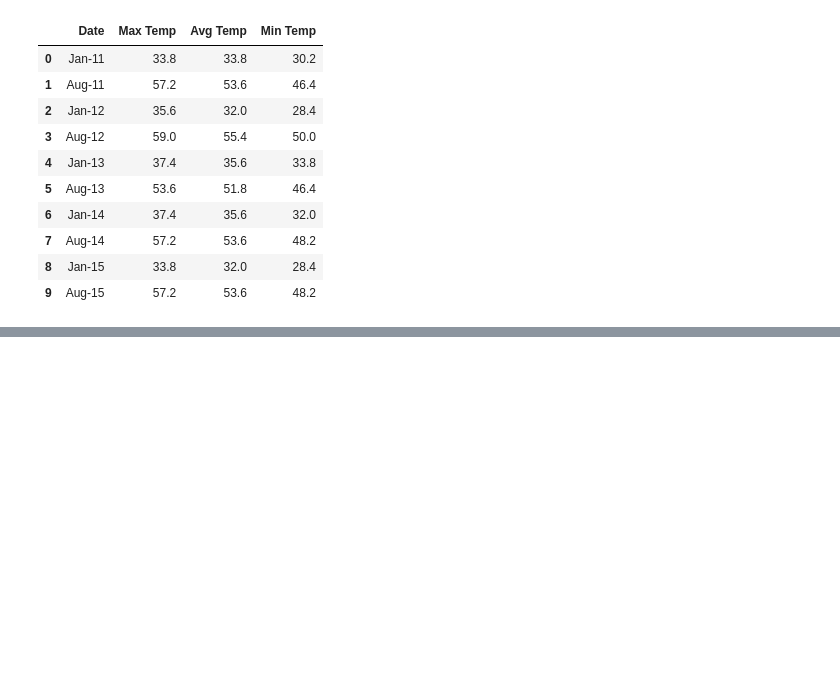
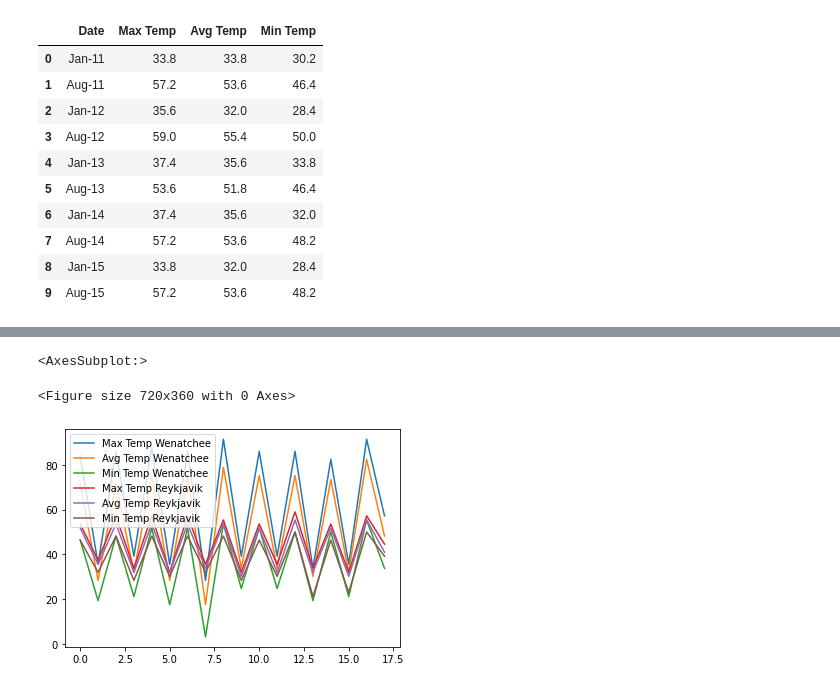
Before and after one commit to CharlotteC21/Cryptocurreny-Trend-Analysis-Group-Project, a Jupyter notebook: Data Mining Center - Weather.ipynb, the cells around one changed output, grey strips where cells are left out. Drawn from its saved outputs; the diff is of its cells as text; code cells hidden in the pictures; blank space fills up the shorter version.

Commit message:
update weather

```diff
--- a/Data Mining Center - Weather.ipynb
+++ b/Data Mining Center - Weather.ipynb
@@ -72,0 +106,5 @@ plt.show()
+# %%
+weather_merge = pd.merge(washington_weather_df, iceland_weather_df, how="inner", on="Date")
+weather_merge = weather_merge.rename(columns={"Date":"Date","Max Temp_x":"Max Temp Wenatchee", "Avg Temp_x": "Avg Temp Wenatchee", "Min Temp_x": "Min Temp Wenatchee", "Max Temp_y": "Max Temp Reykjavik", "Avg Temp_y": "Avg Temp Reykjavik", "Min Temp_y": "Min Temp Reykjavik"})
+weather_merge = weather_merge.dropna()
+weather_merge
@@ -72,0 +129,9 @@ plt.show()
+# %%
+#merged temperature comparison
+plt.figure(figsize=(10, 5))
+
+weather_merge.plot()
+# %% [output]
+<AxesSubplot:>
+<Figure size 720x360 with 0 Axes>
+[figure, added]
```
Also changed, not shown: parts of 8 cells of this notebook.
